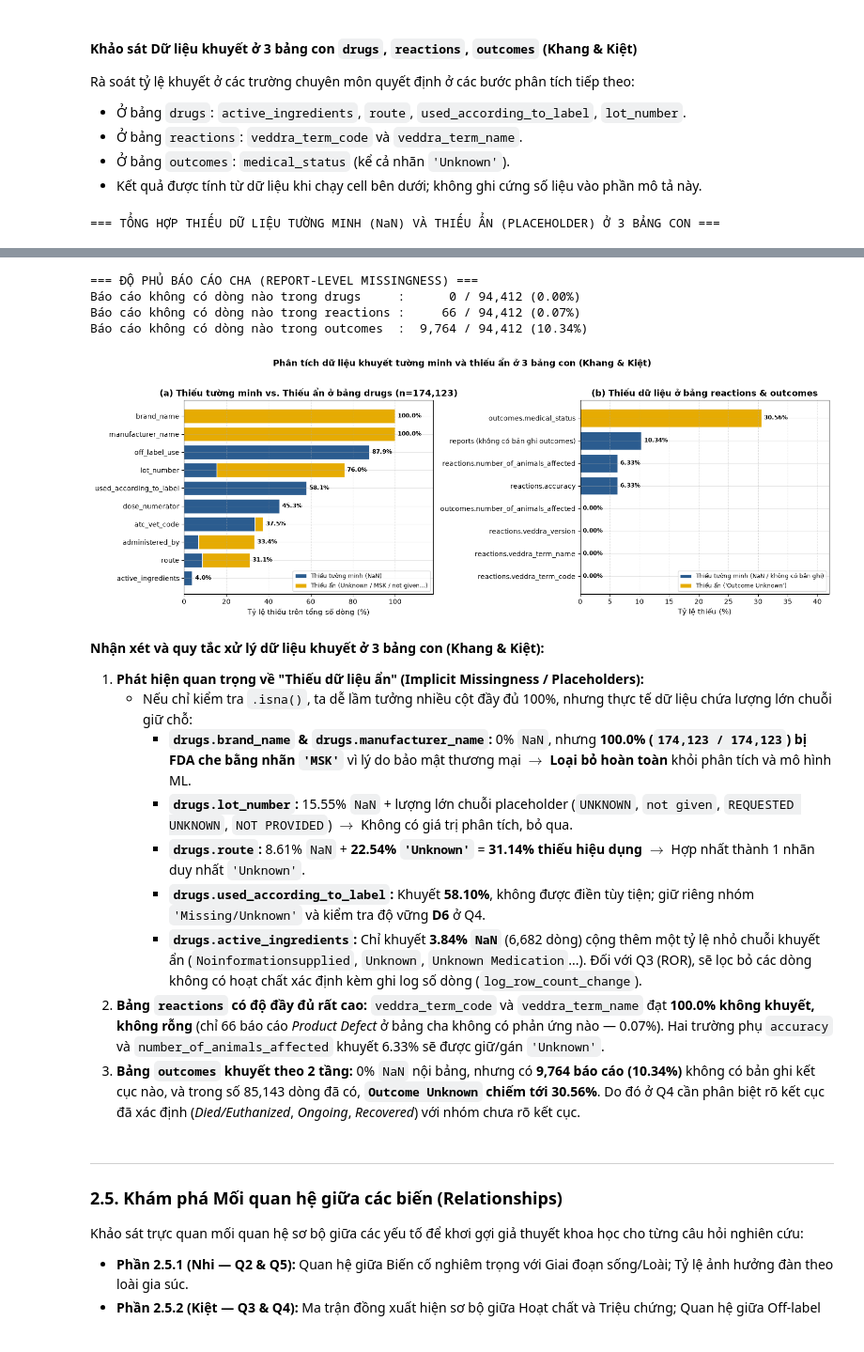
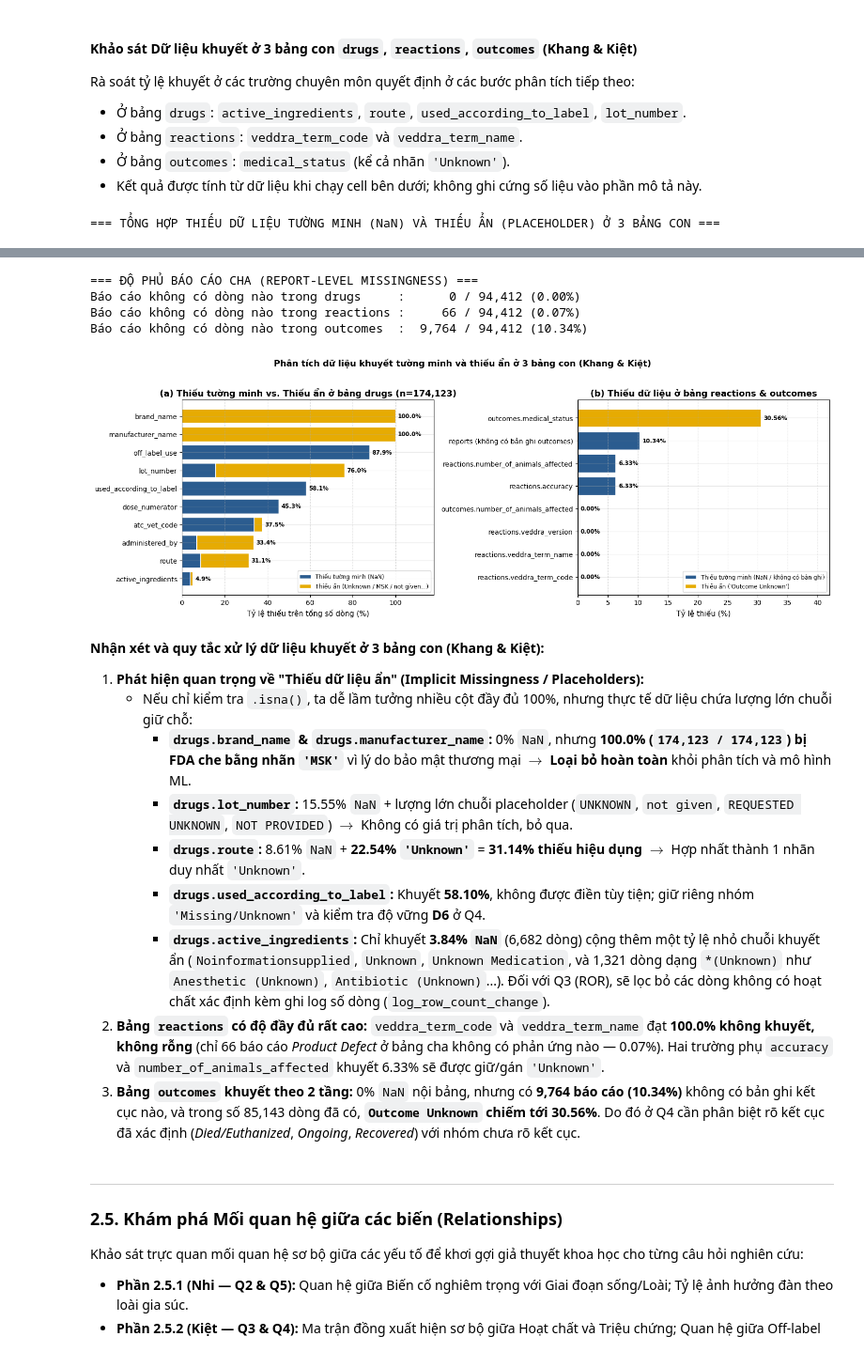
Before and after one commit to LeoTkiet/Prg4DS-G3, a Jupyter notebook: notebooks/01_collection_exploration.ipynb, the cells around one changed output, grey strips where cells are left out. Shown at 94% size. Drawn from its saved outputs; the diff is of its cells as text; code cells hidden in the pictures.

```diff
--- a/notebooks/01_collection_exploration.ipynb
+++ b/notebooks/01_collection_exploration.ipynb
@@ -1776,8 +1776,9 @@ reports_m = tables["reports"]
 
 # Đếm tỷ lệ thiếu tường minh (NaN) vs thiếu ẩn (placeholder: Unknown, MSK, not given, Noinformationsupplied...)
 _PLACEHOLDER_PAT = (
-    r"^(?:unknown|outcome unknown|msk|not given|not provided|requested,? unknown|"
-    r"no\s*information\s*supplied|none|n/a|na|\s*)$"
+    r"^(?:unknown|outcome unknown|unknown medication|msk|not given|not provided|"
+    r"requested,?\s*unknown|no\s*information\s*supplied|none|n/a|na|null|<na>|\s*|"
+    r".*\(\s*unknown\s*\))$"
 )
 
 def summarize_missing_spec(df: pd.DataFrame, table_name: str, cols_and_rules: list[tuple[str, str]]) -> list[dict]:
@@ -1813,7 +1814,7 @@ missing_spec_rows += summarize_missing_spec(drugs_m, "drugs", [
     ("active_ingredients", "Drop bản ghi NaN/placeholder trong Q3 (có log row count); gán 'Unknown' ở Q6"),
 ])
 missing_spec_rows += summarize_missing_spec(reactions_m, "reactions", [
-    ("veddra_term_code", "Đầy đủ 100% — giữ nguyên; khử 579 dòng trùng hoàn toàn ở bước tiền xử lý"),
+    ("veddra_term_code", "Đầy đủ 100% — giữ nguyên; có 579 dòng trùng hoàn toàn trên dữ liệu thô, sau cascade còn 570 dòng bị loại"),
     ("veddra_term_name", "Đầy đủ 100% — giữ nguyên làm trường khóa phân tích Q1 & Q3"),
     ("veddra_version", "Khuyết 0.002% (6 dòng) — giữ nguyên / không ảnh hưởng phân tích"),
     ("accuracy", "Gán 'Unknown' cho 6.33% khuyết"),
@@ -1898,15 +1899,15 @@ plt.show()
 | 10 | reactions | veddra_term_code | 0 | 0.00 | 0.00 | 0.00 | ... |
 | 11 | reactions | veddra_term_name | 0 | 0.00 | 0.00 | 0.00 | ... |
 | 12 | reactions | veddra_version | 6 | 0.00 | 0.00 | 0.00 | ... |
 | 13 | reactions | accuracy | 17097 | 6.33 | 0.00 | 6.33 | ... |
 | 14 | reactions | number_of_animals_affected | 17097 | 6.33 | 0.00 | 6.33 | ... |
 | 15 | outcomes | medical_status | 0 | 0.00 | 30.56 | 30.56 | ... |
 | 16 | outcomes | number_of_animals_affected | 0 | 0.00 | 0.00 | 0.00 | ... |
 === ĐỘ PHỦ BÁO CÁO CHA (REPORT-LEVEL MISSINGNESS) ===
 Báo cáo không có dòng nào trong drugs     :      0 / 94,412 (0.00%)
 Báo cáo không có dòng nào trong reactions :     66 / 94,412 (0.07%)
 Báo cáo không có dòng nào trong outcomes  :  9,764 / 94,412 (10.34%)
-[figure, old version]
+[figure, new version]
 # %% [markdown]
 **Nhận xét và quy tắc xử lý dữ liệu khuyết ở 3 bảng con (Khang & Kiệt):**
 
@@ -1916,7 +1917,7 @@ Báo cáo không có dòng nào trong outcomes  :  9,764 / 94,412 (10.34%)
      - **`drugs.lot_number`:** 15.55% `NaN` + lượng lớn chuỗi placeholder (`UNKNOWN`, `not given`, `REQUESTED UNKNOWN`, `NOT PROVIDED`) $\rightarrow$ Không có giá trị phân tích, bỏ qua.
      - **`drugs.route`:** 8.61% `NaN` + **22.54% `'Unknown'`** = **31.14% thiếu hiệu dụng** $\rightarrow$ Hợp nhất thành 1 nhãn duy nhất `'Unknown'`.
      - **`drugs.used_according_to_label`:** Khuyết **58.10%**, không được điền tùy tiện; giữ riêng nhóm `'Missing/Unknown'` và kiểm tra độ vững **D6** ở Q4.
-     - **`drugs.active_ingredients`:** Chỉ khuyết **3.84% `NaN`** (6,682 dòng) cộng thêm một tỷ lệ nhỏ chuỗi khuyết ẩn (`Noinformationsupplied`, `Unknown`, `Unknown Medication`...). Đối với Q3 (ROR), sẽ lọc bỏ các dòng không có hoạt chất xác định kèm ghi log số dòng (`log_row_count_change`).
+     - **`drugs.active_ingredients`:** Chỉ khuyết **3.84% `NaN`** (6,682 dòng) cộng thêm một tỷ lệ nhỏ chuỗi khuyết ẩn (`Noinformationsupplied`, `Unknown`, `Unknown Medication`, và 1,321 dòng dạng `*(Unknown)` như `Anesthetic (Unknown)`, `Antibiotic (Unknown)`...). Đối với Q3 (ROR), sẽ lọc bỏ các dòng không có hoạt chất xác định kèm ghi log số dòng (`log_row_count_change`).
 2. **Bảng `reactions` có độ đầy đủ rất cao:** `veddra_term_code` và `veddra_term_name` đạt **100.0% không khuyết, không rỗng** (chỉ 66 báo cáo *Product Defect* ở bảng cha không có phản ứng nào — 0.07%). Hai trường phụ `accuracy` và `number_of_animals_affected` khuyết 6.33% sẽ được giữ/gán `'Unknown'`.
 3. **Bảng `outcomes` khuyết theo 2 tầng:** 0% `NaN` nội bảng, nhưng có **9,764 báo cáo (10.34%)** không có bản ghi kết cục nào, và trong số 85,143 dòng đã có, **`Outcome Unknown` chiếm tới 30.56%**. Do đó ở Q4 cần phân biệt rõ kết cục đã xác định (*Died/Euthanized*, *Ongoing*, *Recovered*) với nhóm chưa rõ kết cục.
 # %% [markdown]
```
Also changed, not shown: parts of 7 cells of this notebook, 2 other files.
